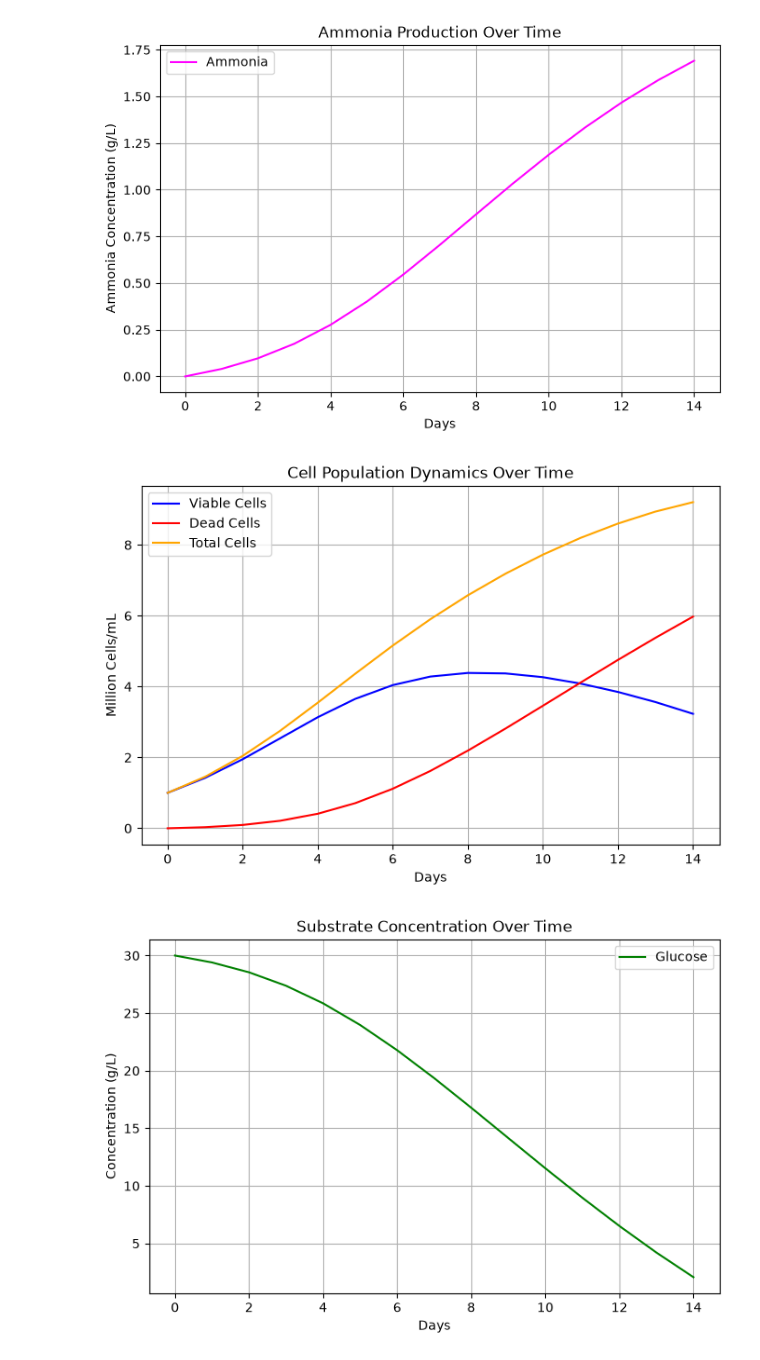
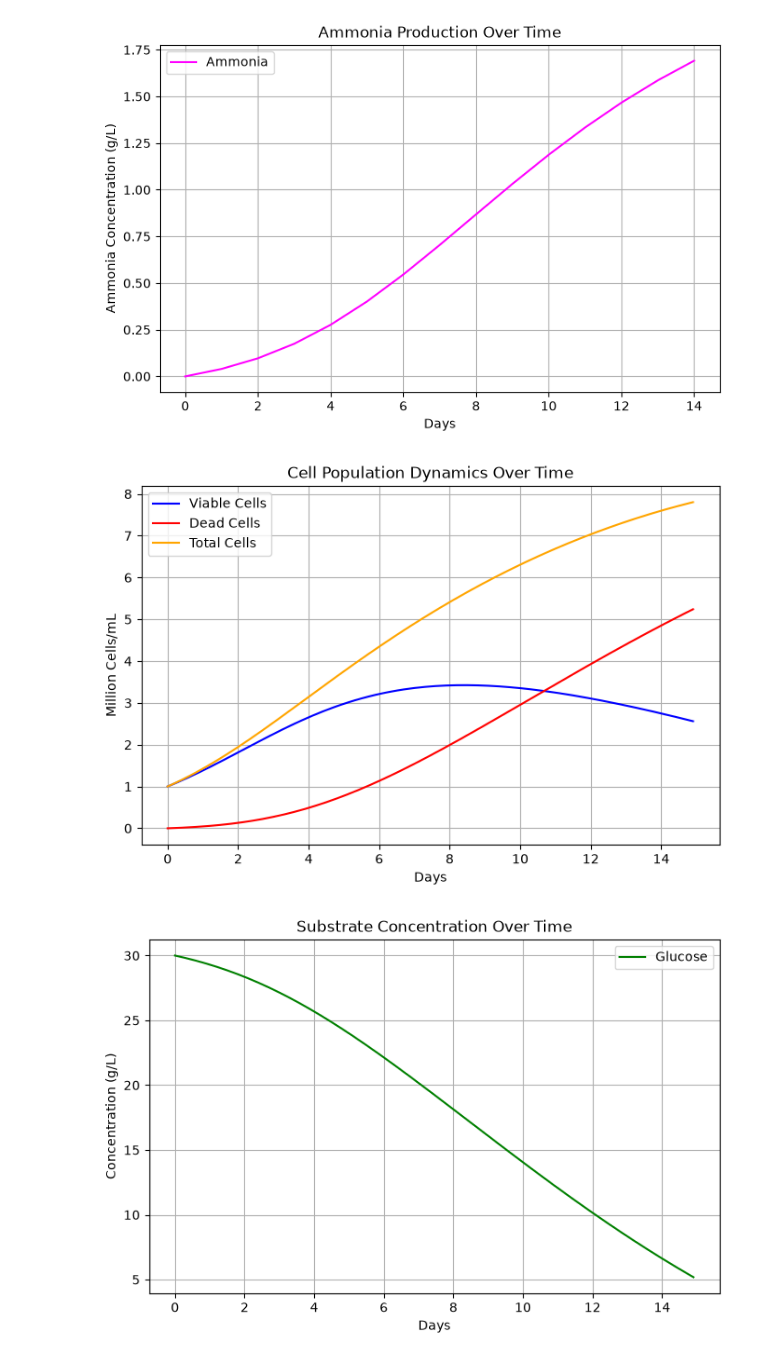
Before and after one commit to neelesh4212/cho-fed-batch-simulator, a Jupyter notebook: notebooks/growth_simulator_practice.ipynb, the cells around one changed output. Drawn from its saved outputs; the diff is of its cells as text; code cells hidden in the pictures.

```diff
--- a/notebooks/growth_simulator_practice.ipynb
+++ b/notebooks/growth_simulator_practice.ipynb
@@ -960,7 +960,8 @@ def main():
     # Simulation settings
     # ----------------------------
 
-    days = np.arange(0, 15)  # days
+    dt = 0.1  # days
+    days = np.arange(0, 15, dt)  # days
 
     glucose = np.empty(len(days))  # g/L
     product = np.empty(len(days))  # g/L
@@ -1008,8 +1009,6 @@ def main():
 
     mu_switch = 0.15  # 1/day
     switch_steepness = 20.0  # dimensionless, controls LP -> LC transition
-
-    dt = 1.0  # days
 
     # ----------------------------
     # Death Parameters
@@ -1113,32 +1112,32 @@ def main():
     viability = viable_cells / total_cells * 100  # %
 
     # ----------------------------
     # Plot
     # ----------------------------
 
     plot_results(
         days,
         viable_cells,
         dead_cells,
         total_cells,
         glucose,
         product,
         viability,
         kd,
         mu,
         lactate,
         ammonia,
         metabolic_state,
         dynamic_qL,
     )
 
 
 # =====================================================
 # ENTRY POINT
 # =====================================================
 
 if __name__ == "__main__":
     main()
 # %% [output]
-[figure, old version]
+[figure, new version]
-[figure, old version]
+[figure, new version]
```
Also changed, not shown: parts of 3 cells of this notebook, 2 other files.
